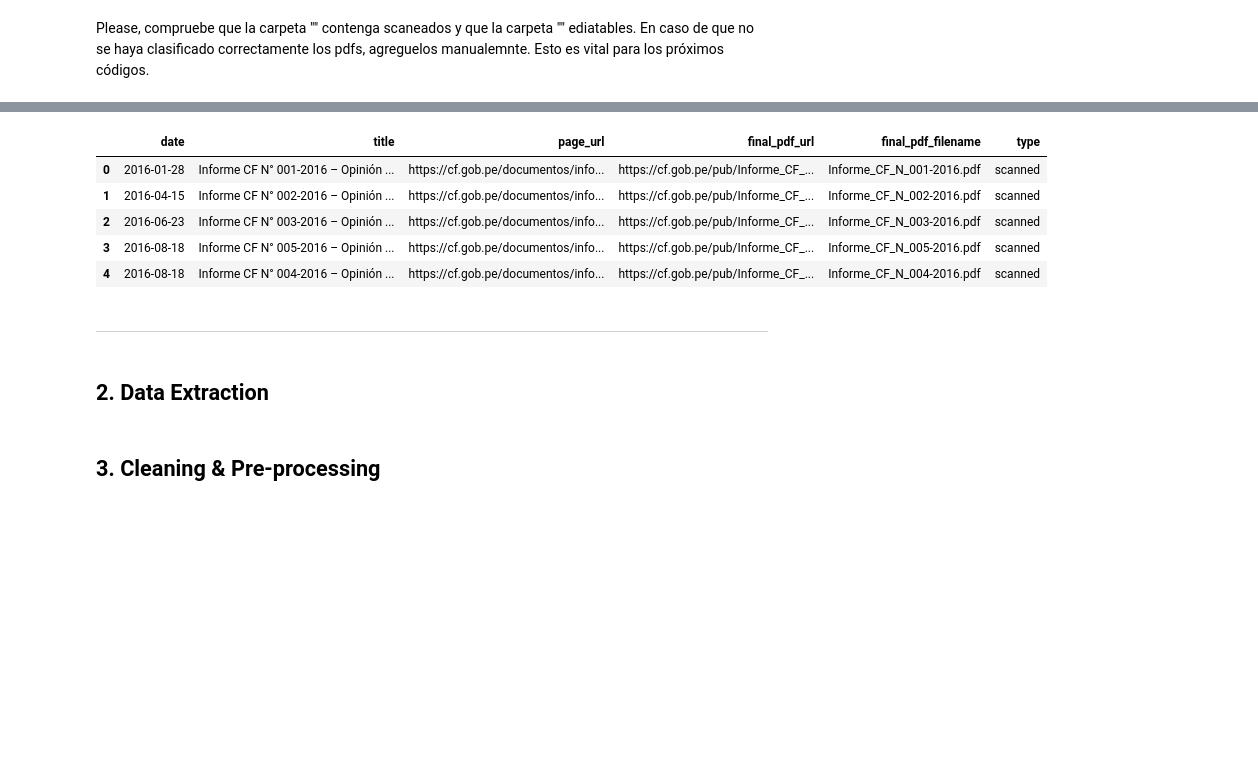
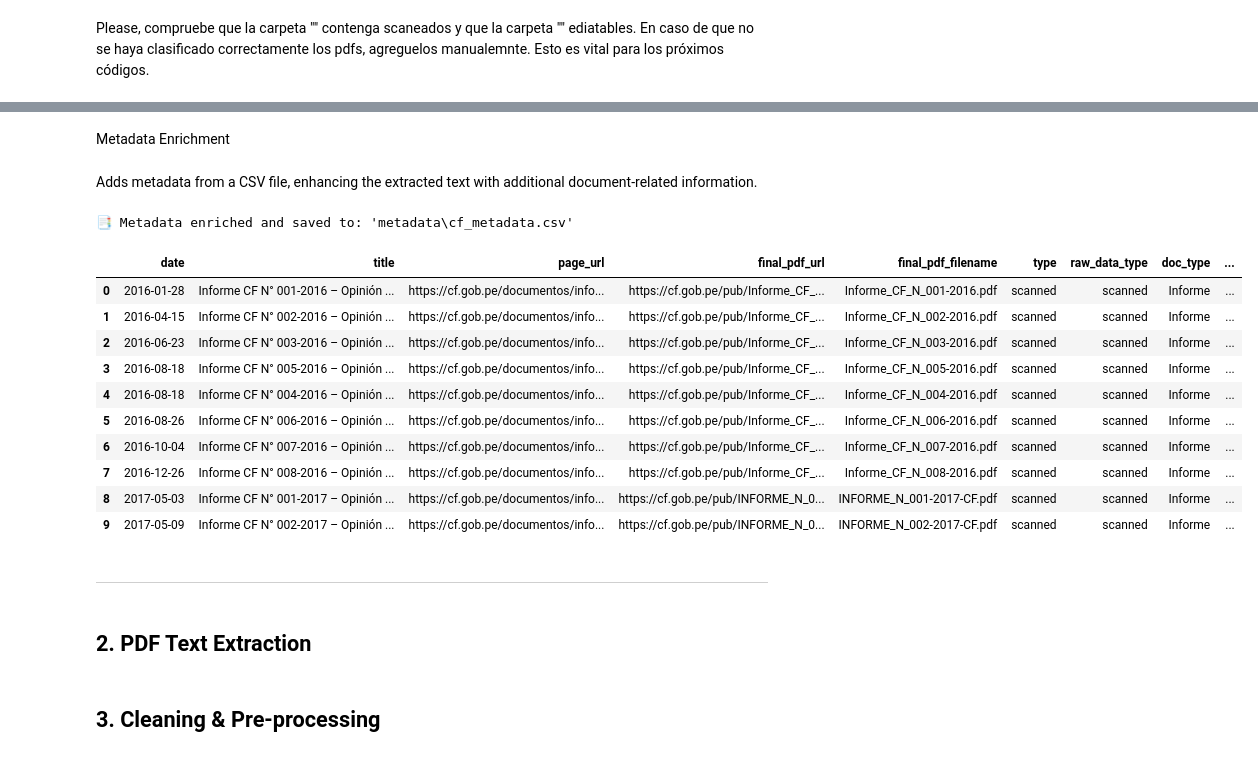
Before and after one commit to JasonCruz18/fiscal_tone, a Jupyter notebook: text_preprocessing.ipynb, the cells around one changed output, grey strips where cells are left out. Saved outputs shown, nothing was run; the diff lists cells and outputs as text; code cells hidden in the pictures; blank space fills up the shorter version.

Commit message:
Implemented new function to enrich metadata

```diff
--- a/text_preprocessing.ipynb
+++ b/text_preprocessing.ipynb
@@ -259,8 +259,8 @@ def scrape_cf(url, already_scraped_pages):
                 "date": date,
                 "title": title,
                 "page_url": page_url,
-                "final_pdf_url": pdf_url,
-                "final_pdf_filename": filename
+                "pdf_url": pdf_url,
+                "pdf_filename": filename
             })
 
         except Exception as e:
@@ -286,7 +286,7 @@ def pdf_downloader(cf_urls, raw_pdf_folder, metadata_folder, metadata_csv):
     # Load previous metadata safely
     if os.path.exists(metadata_path):
         old_df = pd.read_csv(metadata_path, dtype=str)
-        old_urls = set(old_df["final_pdf_url"].dropna())
+        old_urls = set(old_df["pdf_url"].dropna())
         old_pages = set(old_df["page_url"].dropna())
     else:
         old_df = pd.DataFrame()
@@ -309,8 +309,8 @@ def pdf_downloader(cf_urls, raw_pdf_folder, metadata_folder, metadata_csv):
         # → return existing CSV as DataFrame
         return pd.read_csv(metadata_path, dtype=str)
 
-    new_df = pd.DataFrame(all_new_records).dropna(subset=["final_pdf_url"])
-    mask_new = ~new_df["final_pdf_url"].isin(old_urls)
+    new_df = pd.DataFrame(all_new_records).dropna(subset=["pdf_url"])
+    mask_new = ~new_df["pdf_url"].isin(old_urls)
     df_to_download = new_df[mask_new].copy()
 
     # Sort oldest → newest
@@ -325,8 +325,8 @@ def pdf_downloader(cf_urls, raw_pdf_folder, metadata_folder, metadata_csv):
     temp_df = old_df.copy()
 
     for i, row in df_to_download.iterrows():
-        pdf_url = row["final_pdf_url"]
-        filename = row["final_pdf_filename"]
+        pdf_url = row["pdf_url"]
+        filename = row["pdf_filename"]
         page_url = row["page_url"]
         filepath = os.path.join(raw_pdf_folder, filename)
 
@@ -604,0 +550,4 @@ updated_metadata_df = classify_pdfs_by_type(classification_folder, metadata_fold
+# %% [markdown]
+Metadata Enrichment
+# %% [markdown]
+Adds metadata from a CSV file, enhancing the extracted text with additional document-related information.
@@ -605,17 +630,31 @@ updated_metadata_df = classify_pdfs_by_type(classification_folder, metadata_fold
+# %%
+# Define the folder paths
+classification_folder = raw_data_subfolder
+metadata_folder = metadata_folder
+metadata_csv = "cf_metadata"  # Note: without the ".csv" extension
+# %%
+updated_metadata_df = metadata_enrichment(classification_folder, metadata_folder, metadata_csv)
+# %% [output]
+📑 Metadata enriched and saved to: 'metadata\cf_metadata.csv'
 # %%
 # Inspect the updated DataFrame in Jupyter Notebook or JupyterLab
-updated_metadata_df.head()  # Display the first few rows of the updated CSV
+updated_metadata_df.head(10)  # Display the first few rows of the updated CSV
 # %% [output]
-|  | date | title | page_url | final_pdf_url | final_pdf_filename | type |
-| 0 | 2016-01-28 | Informe CF N° 001-2016 – Opinión ... | https://cf.gob.pe/documentos/info... | https://cf.gob.pe/pub/Informe_CF_... | Informe_CF_N_001-2016.pdf | scanned |
-| 1 | 2016-04-15 | Informe CF N° 002-2016 – Opinión ... | https://cf.gob.pe/documentos/info... | https://cf.gob.pe/pub/Informe_CF_... | Informe_CF_N_002-2016.pdf | scanned |
-| 2 | 2016-06-23 | Informe CF N° 003-2016 – Opinión ... | https://cf.gob.pe/documentos/info... | https://cf.gob.pe/pub/Informe_CF_... | Informe_CF_N_003-2016.pdf | scanned |
-| 3 | 2016-08-18 | Informe CF N° 005-2016 – Opinión ... | https://cf.gob.pe/documentos/info... | https://cf.gob.pe/pub/Informe_CF_... | Informe_CF_N_005-2016.pdf | scanned |
-| 4 | 2016-08-18 | Informe CF N° 004-2016 – Opinión ... | https://cf.gob.pe/documentos/info... | https://cf.gob.pe/pub/Informe_CF_... | Informe_CF_N_004-2016.pdf | scanned |
+|  | date | title | page_url | final_pdf_url | final_pdf_filename | type | raw_data_type | doc_type | ... |
+| 0 | 2016-01-28 | Informe CF N° 001-2016 – Opinión ... | https://cf.gob.pe/documentos/info... | https://cf.gob.pe/pub/Informe_CF_... | Informe_CF_N_001-2016.pdf | scanned | scanned | Informe | ... |
+| 1 | 2016-04-15 | Informe CF N° 002-2016 – Opinión ... | https://cf.gob.pe/documentos/info... | https://cf.gob.pe/pub/Informe_CF_... | Informe_CF_N_002-2016.pdf | scanned | scanned | Informe | ... |
+| 2 | 2016-06-23 | Informe CF N° 003-2016 – Opinión ... | https://cf.gob.pe/documentos/info... | https://cf.gob.pe/pub/Informe_CF_... | Informe_CF_N_003-2016.pdf | scanned | scanned | Informe | ... |
+| 3 | 2016-08-18 | Informe CF N° 005-2016 – Opinión ... | https://cf.gob.pe/documentos/info... | https://cf.gob.pe/pub/Informe_CF_... | Informe_CF_N_005-2016.pdf | scanned | scanned | Informe | ... |
+| 4 | 2016-08-18 | Informe CF N° 004-2016 – Opinión ... | https://cf.gob.pe/documentos/info... | https://cf.gob.pe/pub/Informe_CF_... | Informe_CF_N_004-2016.pdf | scanned | scanned | Informe | ... |
+| 5 | 2016-08-26 | Informe CF N° 006-2016 – Opinión ... | https://cf.gob.pe/documentos/info... | https://cf.gob.pe/pub/Informe_CF_... | Informe_CF_N_006-2016.pdf | scanned | scanned | Informe | ... |
+| 6 | 2016-10-04 | Informe CF N° 007-2016 – Opinión ... | https://cf.gob.pe/documentos/info... | https://cf.gob.pe/pub/Informe_CF_... | Informe_CF_N_007-2016.pdf | scanned | scanned | Informe | ... |
+| 7 | 2016-12-26 | Informe CF N° 008-2016 – Opinión ... | https://cf.gob.pe/documentos/info... | https://cf.gob.pe/pub/Informe_CF_... | Informe_CF_N_008-2016.pdf | scanned | scanned | Informe | ... |
+| 8 | 2017-05-03 | Informe CF N° 001-2017 – Opinión ... | https://cf.gob.pe/documentos/info... | https://cf.gob.pe/pub/INFORME_N_0... | INFORME_N_001-2017-CF.pdf | scanned | scanned | Informe | ... |
+| 9 | 2017-05-09 | Informe CF N° 002-2017 – Opinión ... | https://cf.gob.pe/documentos/info... | https://cf.gob.pe/pub/INFORME_N_0... | INFORME_N_002-2017-CF.pdf | scanned | scanned | Informe | ... |
 # %% [markdown]
 ----
 # %% [markdown]
-## 2. Data Extraction
+## 2. PDF Text Extraction
 # %% [markdown]
 ## 3. Cleaning & Pre-processing
 # %% [markdown]
```
Also changed, not shown: parts of 14 cells of this notebook.
